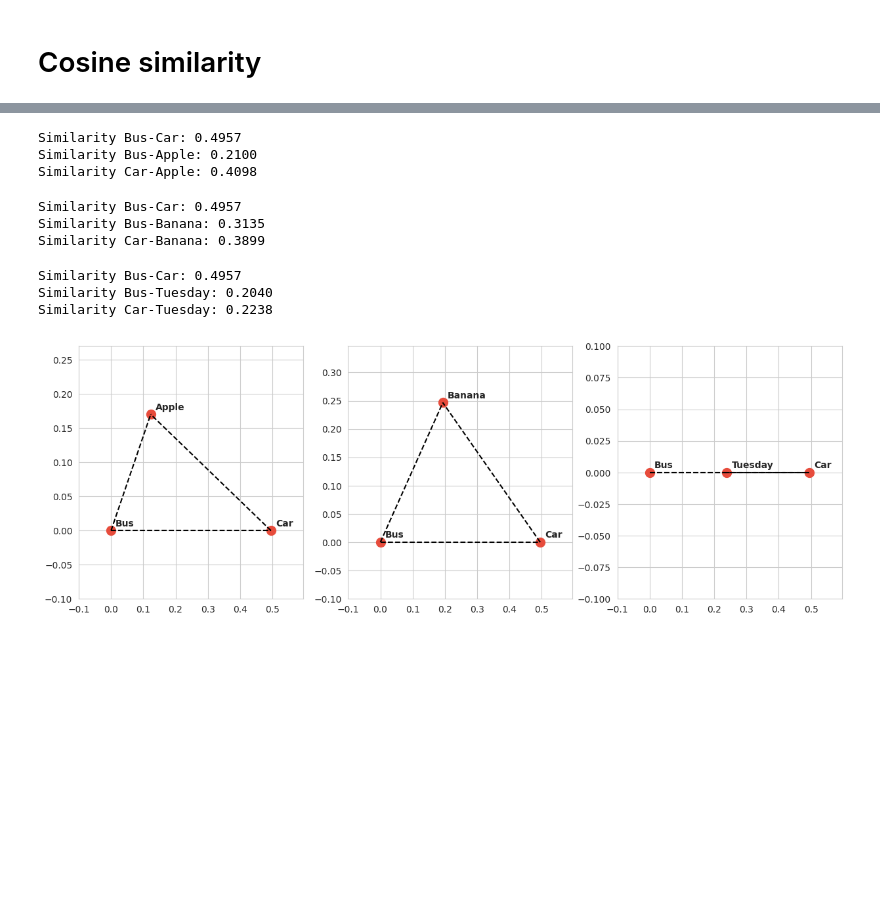
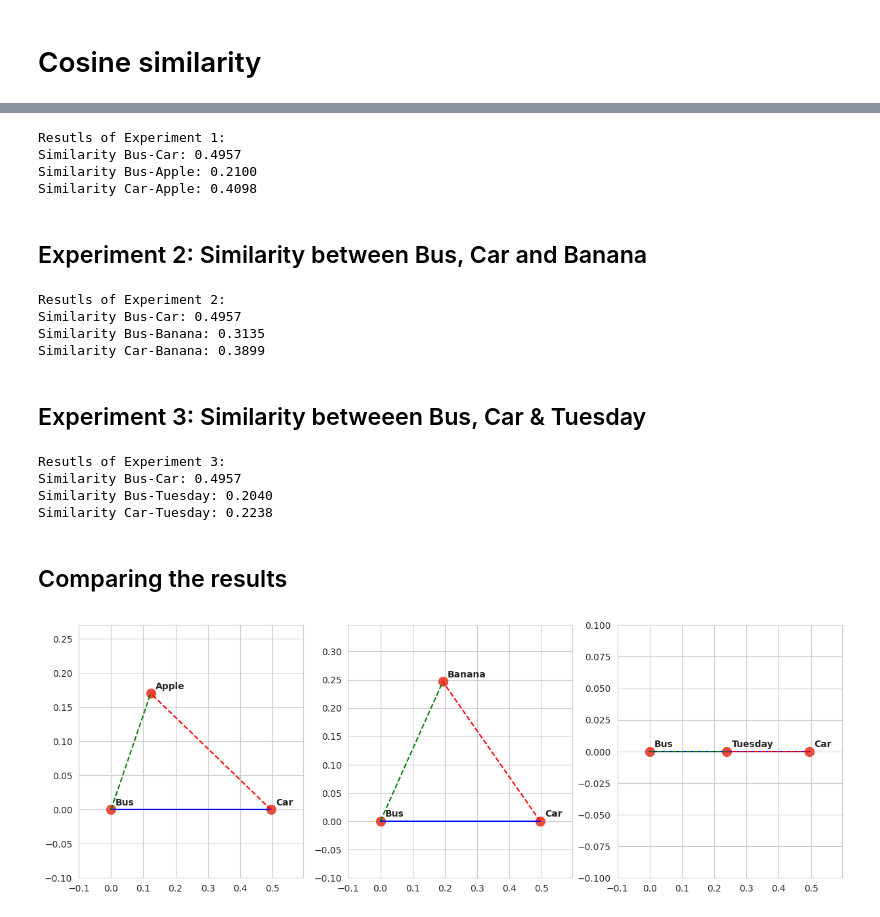
Before and after one commit to spShashankGit/Dev-Journal, a Jupyter notebook: cosine_similarity.ipynb, the cells around one changed output, grey strips where cells are left out. Drawn from its saved outputs; the diff is of its cells as text; code cells hidden in the pictures; blank space fills up the shorter version.

Commit message:
Update experiment to extract common code at the top

```diff
--- a/cosine_similarity.ipynb
+++ b/cosine_similarity.ipynb
@@ -3,9 +18,4 @@
 # %%
-from sentence_transformers import SentenceTransformer, util
-
-# 1. Load a pre-trained "Semantic" model
-model = SentenceTransformer('all-MiniLM-L6-v2')
-
 # 2. Define our words
 words = ["Bus", "Car", "Apple"]
 
@@ -13,7 +23,7 @@ words = ["Bus", "Car", "Apple"]
 vectors = model.encode(words)
 
 # 4. Compare "Bus" (index 0) to "Car" (index 1)
-sim_bus_car = util.cos_sim(vectors[0], vectors[1])
+sim_bus_car_e1 = util.cos_sim(vectors[0], vectors[1])
 
 # 5. Compare "Bus" (index 0) to "Apple" (index 2)
 sim_bus_apple = util.cos_sim(vectors[0], vectors[2])
@@ -21,10 +31,12 @@ sim_bus_apple = util.cos_sim(vectors[0], vectors[2])
 # 6. Compare "Car" (index 1) to "Apple" (index 2)
 sim_car_apple = util.cos_sim(vectors[1], vectors[2])
 
-print(f"Similarity Bus-Car: {sim_bus_car.item():.4f}")
+print('Resutls of Experiment 1:')
+print(f"Similarity Bus-Car: {sim_bus_car_e1.item():.4f}")
 print(f"Similarity Bus-Apple: {sim_bus_apple.item():.4f}")
 print(f"Similarity Car-Apple: {sim_car_apple.item():.4f}")
 # %% [output]
+Resutls of Experiment 1:
 Similarity Bus-Car: 0.4957
 Similarity Bus-Apple: 0.2100
 Similarity Car-Apple: 0.4098
@@ -33,9 +43,6 @@ Similarity Car-Apple: 0.4098
+# %% [markdown]
+## Experiment 2: Similarity between Bus, Car and Banana
 # %%
-from sentence_transformers import SentenceTransformer, util
-
-# 1. Load a pre-trained "Semantic" model
-model = SentenceTransformer('all-MiniLM-L6-v2')
-
 # 2. Define our words
 words = ["Bus", "Car", "Banana"]
 
@@ -43,7 +50,7 @@ words = ["Bus", "Car", "Banana"]
 vectors = model.encode(words)
 
 # 4. Compare "Bus" (index 0) to "Car" (index 1)
-sim_bus_car = util.cos_sim(vectors[0], vectors[1])
+sim_bus_car_e2 = util.cos_sim(vectors[0], vectors[1])
 
 # 5. Compare "Bus" (index 0) to "Banana" (index 2)
 sim_bus_banana = util.cos_sim(vectors[0], vectors[2])
@@ -51,19 +58,18 @@ sim_bus_banana = util.cos_sim(vectors[0], vectors[2])
 # 6. Compare "Car" (index 1) to "Banana" (index 2)
 sim_car_banana = util.cos_sim(vectors[1], vectors[2])
 
-print(f"Similarity Bus-Car: {sim_bus_car.item():.4f}")
+print('Resutls of Experiment 2:')
+print(f"Similarity Bus-Car: {sim_bus_car_e2.item():.4f}")
 print(f"Similarity Bus-Banana: {sim_bus_banana.item():.4f}")
 print(f"Similarity Car-Banana: {sim_car_banana.item():.4f}")
 # %% [output]
+Resutls of Experiment 2:
 Similarity Bus-Car: 0.4957
 Similarity Bus-Banana: 0.3135
 Similarity Car-Banana: 0.3899
+# %% [markdown]
+## Experiment 3: Similarity betweeen Bus, Car & Tuesday
 # %%
-from sentence_transformers import SentenceTransformer, util
-
-# 1. Load a pre-trained "Semantic" model
-model = SentenceTransformer('all-MiniLM-L6-v2')
-
 # 2. Define our words
 words = ["Bus", "Car", "Tuesday"]
 
@@ -71,7 +77,7 @@ words = ["Bus", "Car", "Tuesday"]
 vectors = model.encode(words)
 
 # 4. Compare "Bus" (index 0) to "Car" (index 1)
-sim_bus_car = util.cos_sim(vectors[0], vectors[1])
+sim_bus_car_e3 = util.cos_sim(vectors[0], vectors[1])
 
 # 5. Compare "Bus" (index 0) to "Tuesday" (index 2)
 sim_bus_tuesday = util.cos_sim(vectors[0], vectors[2])
@@ -79,13 +85,17 @@ sim_bus_tuesday = util.cos_sim(vectors[0], vectors[2])
 # 6. Compare "Car" (index 1) to "Tuesday" (index 2)
 sim_car_tuesday = util.cos_sim(vectors[1], vectors[2])
 
-print(f"Similarity Bus-Car: {sim_bus_car.item():.4f}")
+print('Resutls of Experiment 3:')
+print(f"Similarity Bus-Car: {sim_bus_car_e3.item():.4f}")
 print(f"Similarity Bus-Tuesday: {sim_bus_tuesday.item():.4f}")
 print(f"Similarity Car-Tuesday: {sim_car_tuesday.item():.4f}")
 # %% [output]
+Resutls of Experiment 3:
 Similarity Bus-Car: 0.4957
 Similarity Bus-Tuesday: 0.2040
 Similarity Car-Tuesday: 0.2238
+# %% [markdown]
+## Comparing the results
 # %%
 import pandas as pd
 import matplotlib.pyplot as plt
@@ -100,43 +110,43 @@ data = {
     "Pair": ["Bus-Car", "Bus-Apple", "Car-Apple",
              "Bus-Car", "Bus-Banana", "Car-Banana",
              "Bus-Car", "Bus-Tuesday", "Car-Tuesday"],
-    "Similarity": [0.4957, 0.2100, 0.4098,
-                   0.4957, 0.3135, 0.3899,
-                   0.4957, 0.2040, 0.2238]
+    "Similarity": [sim_bus_car_e1, sim_bus_apple, sim_car_apple,
+                   sim_bus_car_e2, sim_bus_banana, sim_car_banana,
+                   sim_bus_car_e3, sim_bus_tuesday, sim_car_tuesday]
 }
 
 df = pd.DataFrame(data)
 
 # --- OPTION 3: SEMANTIC MAP (GEOMETRIC TRIANGLES) ---
 # This calculates 2D coordinates based on similarity (distance)
 fig, axes = plt.subplots(1, 3, figsize=(15, 5))
 experiments = [
     ("Exp 1", "Apple", 0.4957, 0.2100, 0.4098), # Bus-Car, Bus-X, Car-X
     ("Exp 2", "Banana", 0.4957, 0.3135, 0.3899),
     ("Exp 3", "Tuesday", 0.4957, 0.2040, 0.2238)
 ]
 
 for i, (name, target, bc, bt, ct) in enumerate(experiments):
     # Using the Law of Cosines to find coordinates (x, y)
     # so that distances between points match the similarity scores
     x_val = (bt**2 + bc**2 - ct**2) / (2 * bc)
     y_val = np.sqrt(max(0, bt**2 - x_val**2))
 
     # Plot points
     axes[i].scatter([0, bc, x_val], [0, 0, y_val], color='#e74c3c', s=100)
     labels = ["Bus", "Car", target]
     for j, txt in enumerate(labels):
         axes[i].annotate(txt, ([0, bc, x_val][j], [0, 0, y_val][j]), xytext=(5,5), textcoords='offset points', fontweight='bold')
 
     # Draw lines between data points
-    axes[i].plot([0, bc], [0, 0], 'k--') # Bus-Car
-    axes[i].plot([0, x_val], [0, y_val], 'k--')  # Bus-Target
-    axes[i].plot([bc, x_val], [0, y_val], 'k--') # Car-Target
+    axes[i].plot([0, bc], [0, 0], 'b-')
+    axes[i].plot([0, x_val], [0, y_val], 'g--')
+    axes[i].plot([bc, x_val], [0, y_val], 'r--')
 
     # Add some padding to the x and y axes
     max_x = max([0, bc, x_val])
     max_y = max([0, y_val])
     axes[i].set_xlim(-0.1, max_x + 0.1)
     axes[i].set_ylim(-0.1, max_y + 0.1)
 # %% [output]
-[figure, old version]
+[figure, new version]
```
Also changed, not shown: parts of 4 cells of this notebook.
